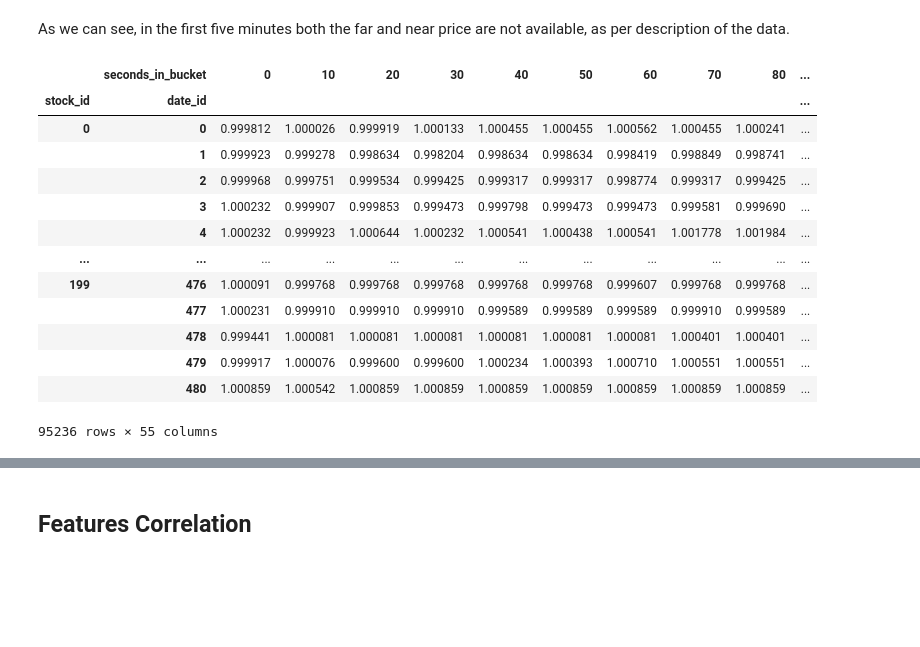
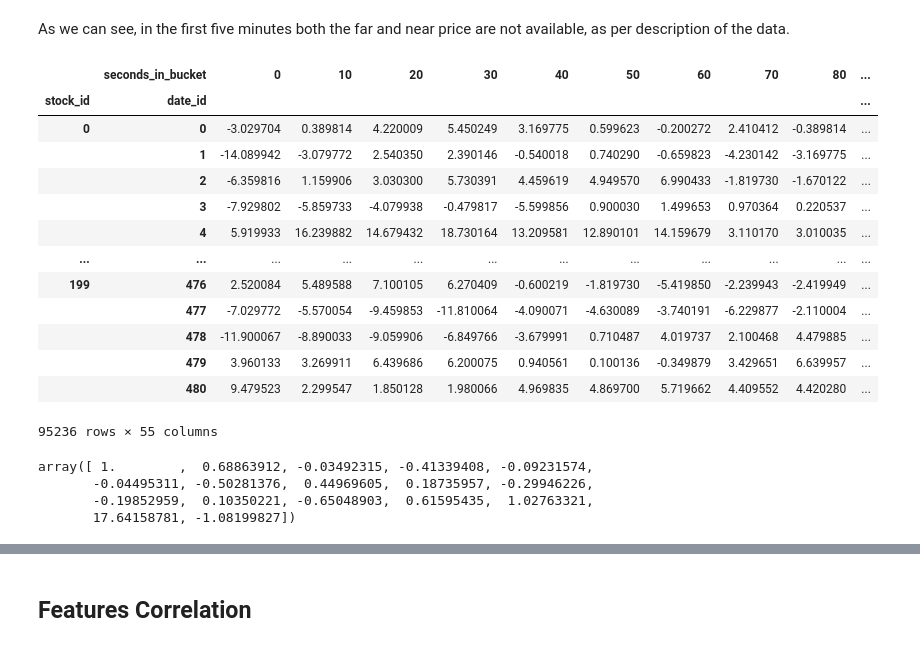
Before and after one commit to tfranza/optiver, a Jupyter notebook: Data_analysis.ipynb, the cells around one changed output, grey strips where cells are left out. Drawn from its saved outputs; the diff is of its cells as text; code cells hidden in the pictures; blank space fills up the shorter version.

```diff
--- a/Data_analysis.ipynb
+++ b/Data_analysis.ipynb
@@ -110,19 +114,20 @@ df_stock_0
 # %% [markdown]
 As we can see, in the first five minutes both the far and near price are not available, as per description of the data.
 # %%
-df.pivot(index=['stock_id','date_id'], columns='seconds_in_bucket', values='reference_price')
+df_pivot_target = df.pivot(index=['stock_id','date_id'], columns='seconds_in_bucket', values='target')
+df_pivot_target
 # %% [output]
 |  | seconds_in_bucket | 0 | 10 | 20 | 30 | 40 | 50 | 60 | 70 | 80 | ... |
 | stock_id | date_id |  |  |  |  |  |  |  |  |  | ... |
-| 0 | 0 | 0.999812 | 1.000026 | 0.999919 | 1.000133 | 1.000455 | 1.000455 | 1.000562 | 1.000455 | 1.000241 | ... |
-|  | 1 | 0.999923 | 0.999278 | 0.998634 | 0.998204 | 0.998634 | 0.998634 | 0.998419 | 0.998849 | 0.998741 | ... |
-|  | 2 | 0.999968 | 0.999751 | 0.999534 | 0.999425 | 0.999317 | 0.999317 | 0.998774 | 0.999317 | 0.999425 | ... |
-|  | 3 | 1.000232 | 0.999907 | 0.999853 | 0.999473 | 0.999798 | 0.999473 | 0.999473 | 0.999581 | 0.999690 | ... |
-|  | 4 | 1.000232 | 0.999923 | 1.000644 | 1.000232 | 1.000541 | 1.000438 | 1.000541 | 1.001778 | 1.001984 | ... |
+| 0 | 0 | -3.029704 | 0.389814 | 4.220009 | 5.450249 | 3.169775 | 0.599623 | -0.200272 | 2.410412 | -0.389814 | ... |
+|  | 1 | -14.089942 | -3.079772 | 2.540350 | 2.390146 | -0.540018 | 0.740290 | -0.659823 | -4.230142 | -3.169775 | ... |
+|  | 2 | -6.359816 | 1.159906 | 3.030300 | 5.730391 | 4.459619 | 4.949570 | 6.990433 | -1.819730 | -1.670122 | ... |
+|  | 3 | -7.929802 | -5.859733 | -4.079938 | -0.479817 | -5.599856 | 0.900030 | 1.499653 | 0.970364 | 0.220537 | ... |
+|  | 4 | 5.919933 | 16.239882 | 14.679432 | 18.730164 | 13.209581 | 12.890101 | 14.159679 | 3.110170 | 3.010035 | ... |
 | ... | ... | ... | ... | ... | ... | ... | ... | ... | ... | ... | ... |
-| 199 | 476 | 1.000091 | 0.999768 | 0.999768 | 0.999768 | 0.999768 | 0.999768 | 0.999607 | 0.999768 | 0.999768 | ... |
-|  | 477 | 1.000231 | 0.999910 | 0.999910 | 0.999910 | 0.999589 | 0.999589 | 0.999589 | 0.999910 | 0.999589 | ... |
-|  | 478 | 0.999441 | 1.000081 | 1.000081 | 1.000081 | 1.000081 | 1.000081 | 1.000081 | 1.000401 | 1.000401 | ... |
-|  | 479 | 0.999917 | 1.000076 | 0.999600 | 0.999600 | 1.000234 | 1.000393 | 1.000710 | 1.000551 | 1.000551 | ... |
-|  | 480 | 1.000859 | 1.000542 | 1.000859 | 1.000859 | 1.000859 | 1.000859 | 1.000859 | 1.000859 | 1.000859 | ... |
+| 199 | 476 | 2.520084 | 5.489588 | 7.100105 | 6.270409 | -0.600219 | -1.819730 | -5.419850 | -2.239943 | -2.419949 | ... |
+|  | 477 | -7.029772 | -5.570054 | -9.459853 | -11.810064 | -4.090071 | -4.630089 | -3.740191 | -6.229877 | -2.110004 | ... |
+|  | 478 | -11.900067 | -8.890033 | -9.059906 | -6.849766 | -3.679991 | 0.710487 | 4.019737 | 2.100468 | 4.479885 | ... |
+|  | 479 | 3.960133 | 3.269911 | 6.439686 | 6.200075 | 0.940561 | 0.100136 | -0.349879 | 3.429651 | 6.639957 | ... |
+|  | 480 | 9.479523 | 2.299547 | 1.850128 | 1.980066 | 4.969835 | 4.869700 | 5.719662 | 4.409552 | 4.420280 | ... |
 95236 rows × 55 columns
@@ -128,0 +136,7 @@ df.pivot(index=['stock_id','date_id'], columns='seconds_in_bucket', values='refe
+# %%
+pacf(df_0_0.diff(6).iloc[6:])
+# %% [output]
+array([ 1.        ,  0.68863912, -0.03492315, -0.41339408, -0.09231574,
+       -0.04495311, -0.50281376,  0.44969605,  0.18735957, -0.29946226,
+       -0.19852959,  0.10350221, -0.65048903,  0.61595435,  1.02763321,
+       17.64158781, -1.08199827])
```
Also changed, not shown: parts of 16 cells of this notebook.
